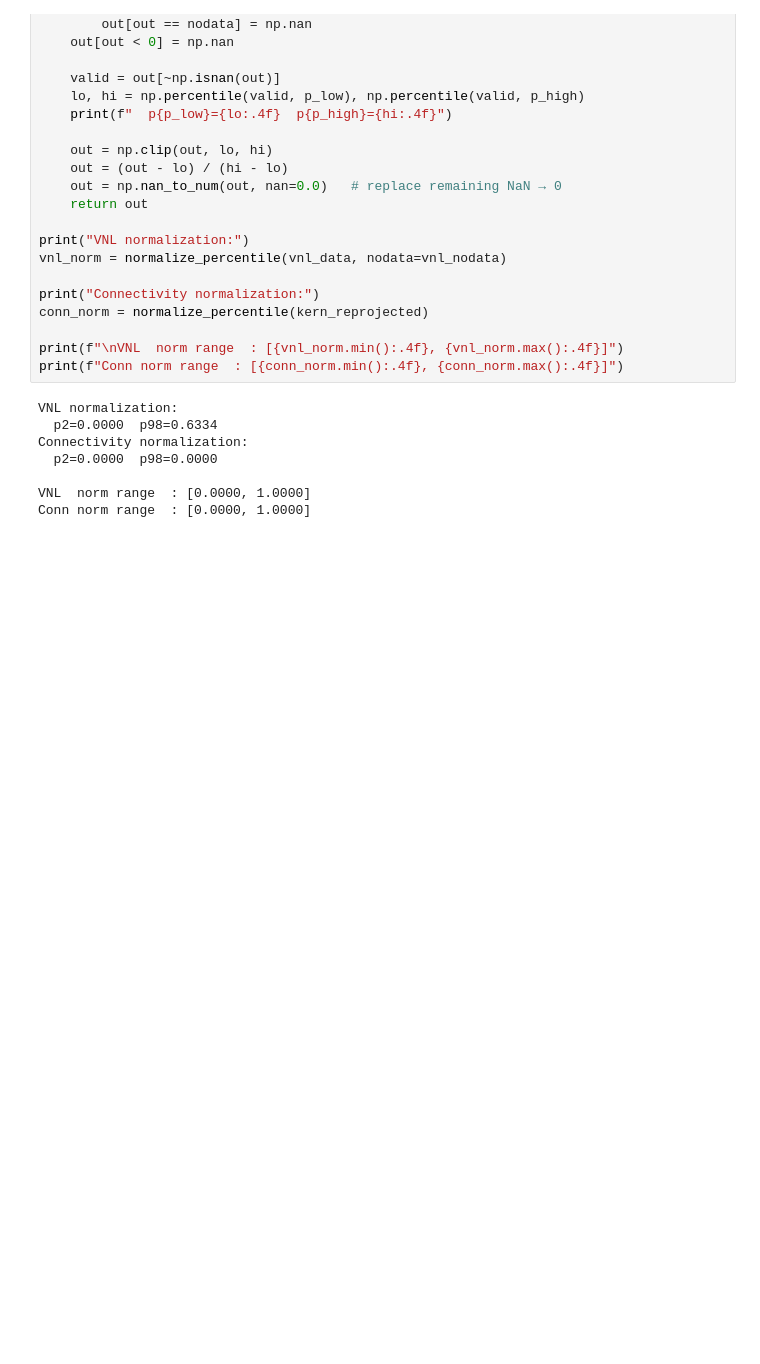
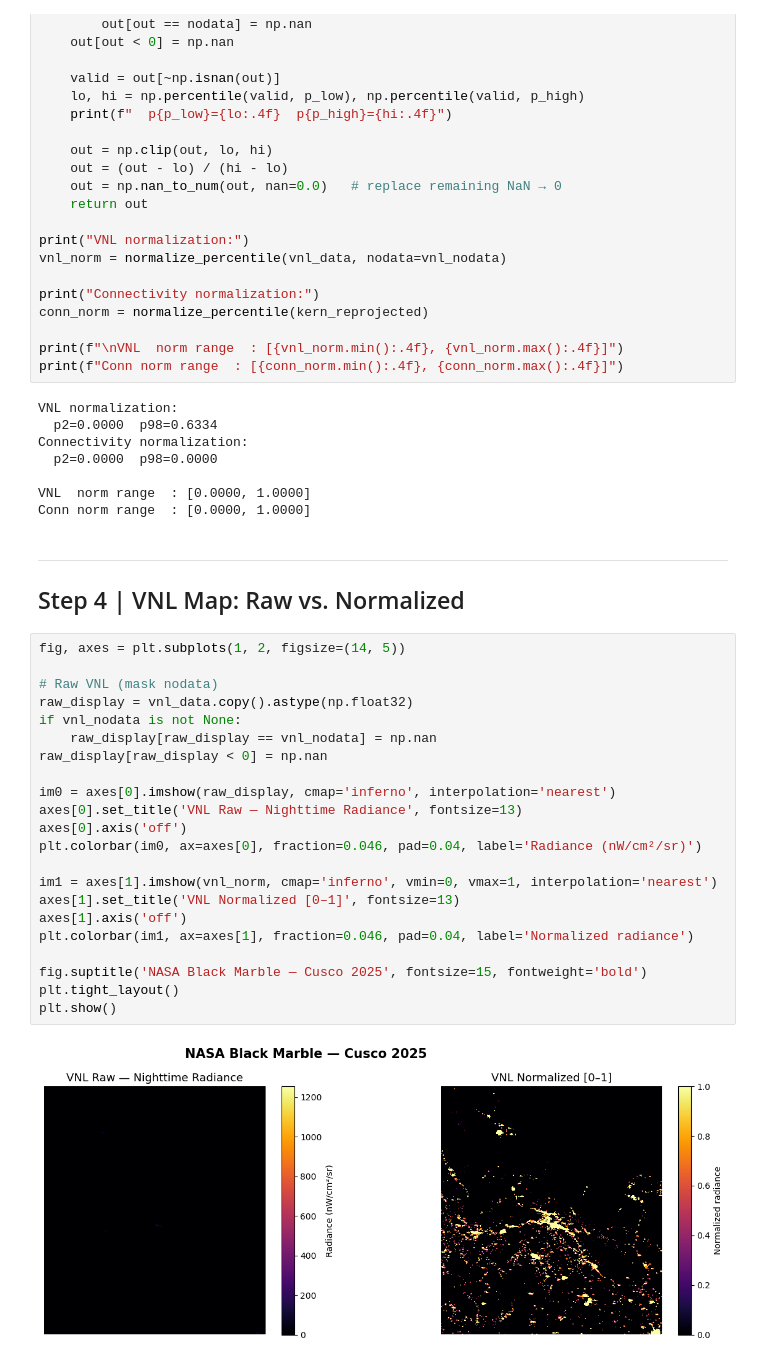
Before and after one commit to JL-VALERO/HW_3, a Jupyter notebook: raster-digital-divide/output/digital_divide_cusco.ipynb, the cells around one changed output. Drawn from its saved outputs; the diff is of its cells as text; blank space fills up the shorter version.

Commit message:
step 4 Map 1: VNL Nighttime Lights

```diff
--- a/raster-digital-divide/output/digital_divide_cusco.ipynb
+++ b/raster-digital-divide/output/digital_divide_cusco.ipynb
@@ -157,3 +157,30 @@ Connectivity normalization:
 
 VNL  norm range  : [0.0000, 1.0000]
 Conn norm range  : [0.0000, 1.0000]
+# %% [markdown]
+---
+## Step 4 | VNL Map: Raw vs. Normalized
+# %%
+fig, axes = plt.subplots(1, 2, figsize=(14, 5))
+
+# Raw VNL (mask nodata)
+raw_display = vnl_data.copy().astype(np.float32)
+if vnl_nodata is not None:
+    raw_display[raw_display == vnl_nodata] = np.nan
+raw_display[raw_display < 0] = np.nan
+
+im0 = axes[0].imshow(raw_display, cmap='inferno', interpolation='nearest')
+axes[0].set_title('VNL Raw — Nighttime Radiance', fontsize=13)
+axes[0].axis('off')
+plt.colorbar(im0, ax=axes[0], fraction=0.046, pad=0.04, label='Radiance (nW/cm²/sr)')
+
+im1 = axes[1].imshow(vnl_norm, cmap='inferno', vmin=0, vmax=1, interpolation='nearest')
+axes[1].set_title('VNL Normalized [0–1]', fontsize=13)
+axes[1].axis('off')
+plt.colorbar(im1, ax=axes[1], fraction=0.046, pad=0.04, label='Normalized radiance')
+
+fig.suptitle('NASA Black Marble — Cusco 2025', fontsize=15, fontweight='bold')
+plt.tight_layout()
+plt.show()
+# %% [output]
+[figure, added]
```
